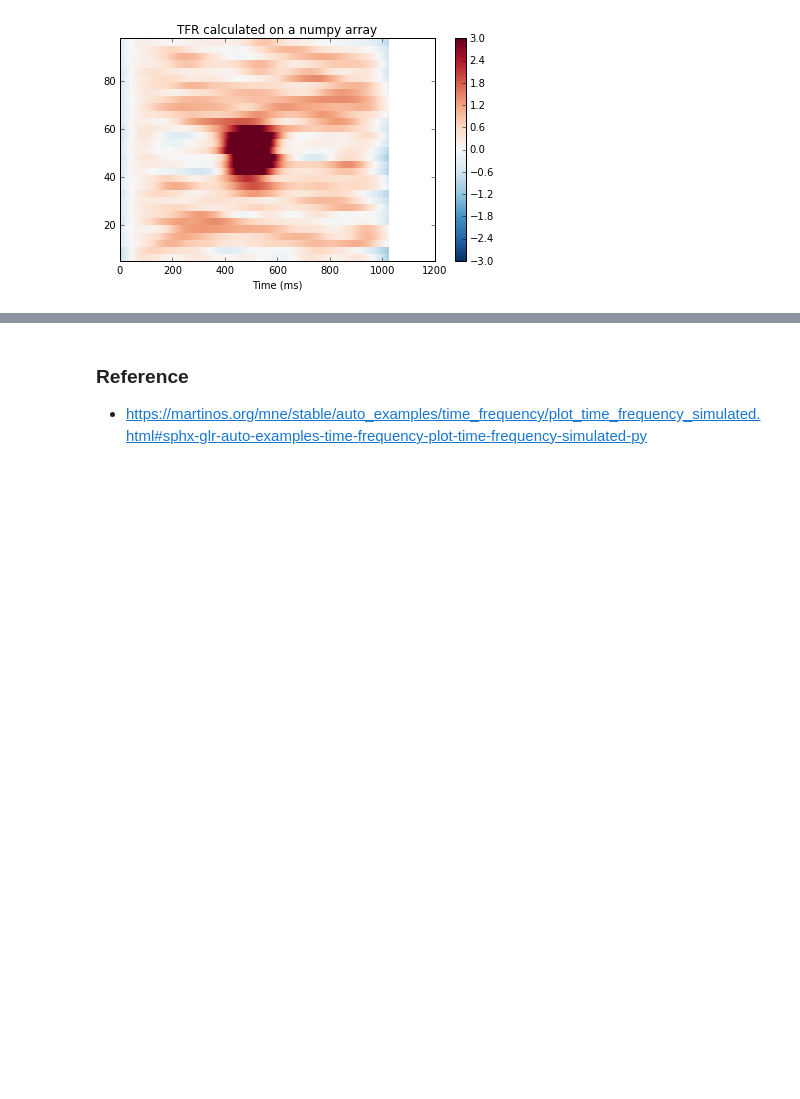
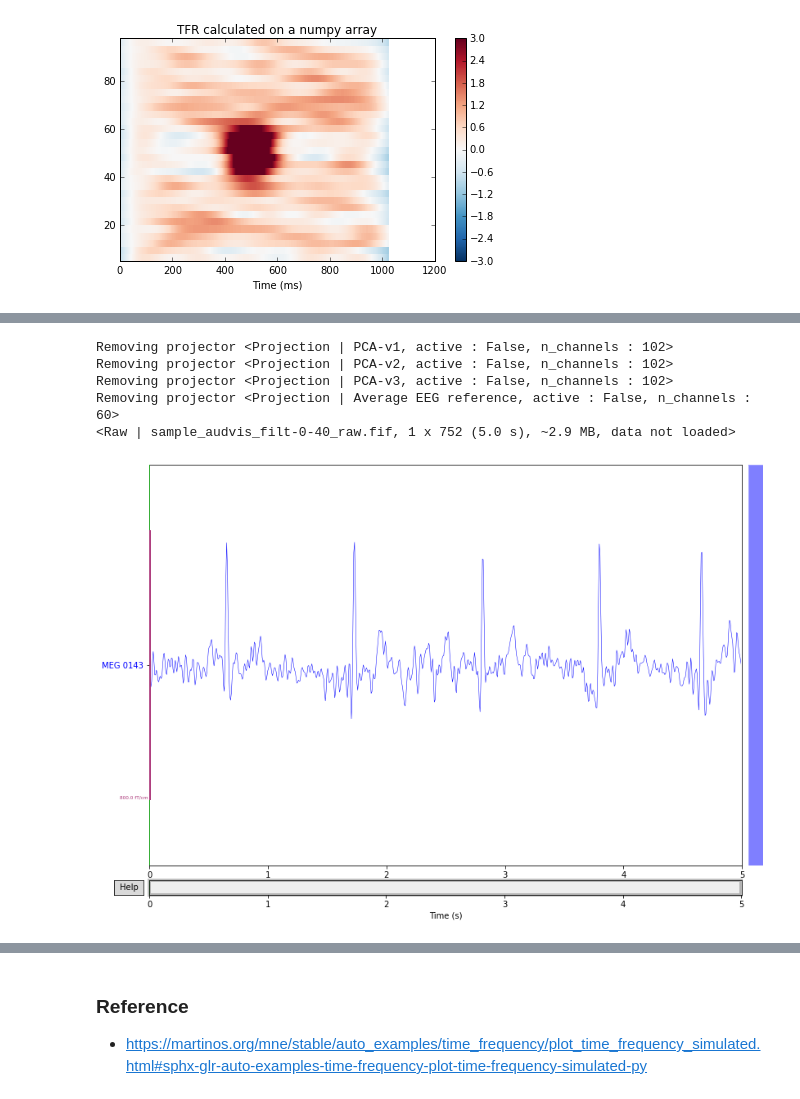
Before and after one commit to LiaoPan/MNE-Cookbook, a Jupyter notebook: Time-frequency on simulated data .ipynb, the cells around one changed output, grey strips where cells are left out. Drawn from its saved outputs; the diff is of its cells as text; code cells hidden in the pictures; blank space fills up the shorter version.

```diff
--- a/Time-frequency on simulated data .ipynb
+++ b/Time-frequency on simulated data .ipynb
@@ -308,0 +343,22 @@ Applying baseline correction (mode: mean)
+# %%
+# 抽取单通道的指定范围的时间段（1，1，n_times）<---(n_epochs, n_channels, n_times)：
+
+# picks = mne.pick_types(raw.info,meg=True,selection=['MEG 0121'])
+# data = raw.get_data(picks=picks,start=0,stop=20)
+
+data = raw.copy().crop(100,105) # select by second
+data.pick_channels(['MEG 0143'])
+print(data)
+# expand dims
+tf_data = data.get_data()
+tf_datas = np.expand_dims(tf_data,axis=0) #(1,1,301)
+# %% [output]
+Removing projector <Projection | PCA-v1, active : False, n_channels : 102>
+Removing projector <Projection | PCA-v2, active : False, n_channels : 102>
+Removing projector <Projection | PCA-v3, active : False, n_channels : 102>
+Removing projector <Projection | Average EEG reference, active : False, n_channels : 60>
+<Raw | sample_audvis_filt-0-40_raw.fif, 1 x 752 (5.0 s), ~2.9 MB, data not loaded>
+# %%
+data.plot();
+# %% [output]
+[figure, added]
```
Also changed, not shown: parts of 5 cells of this notebook.
